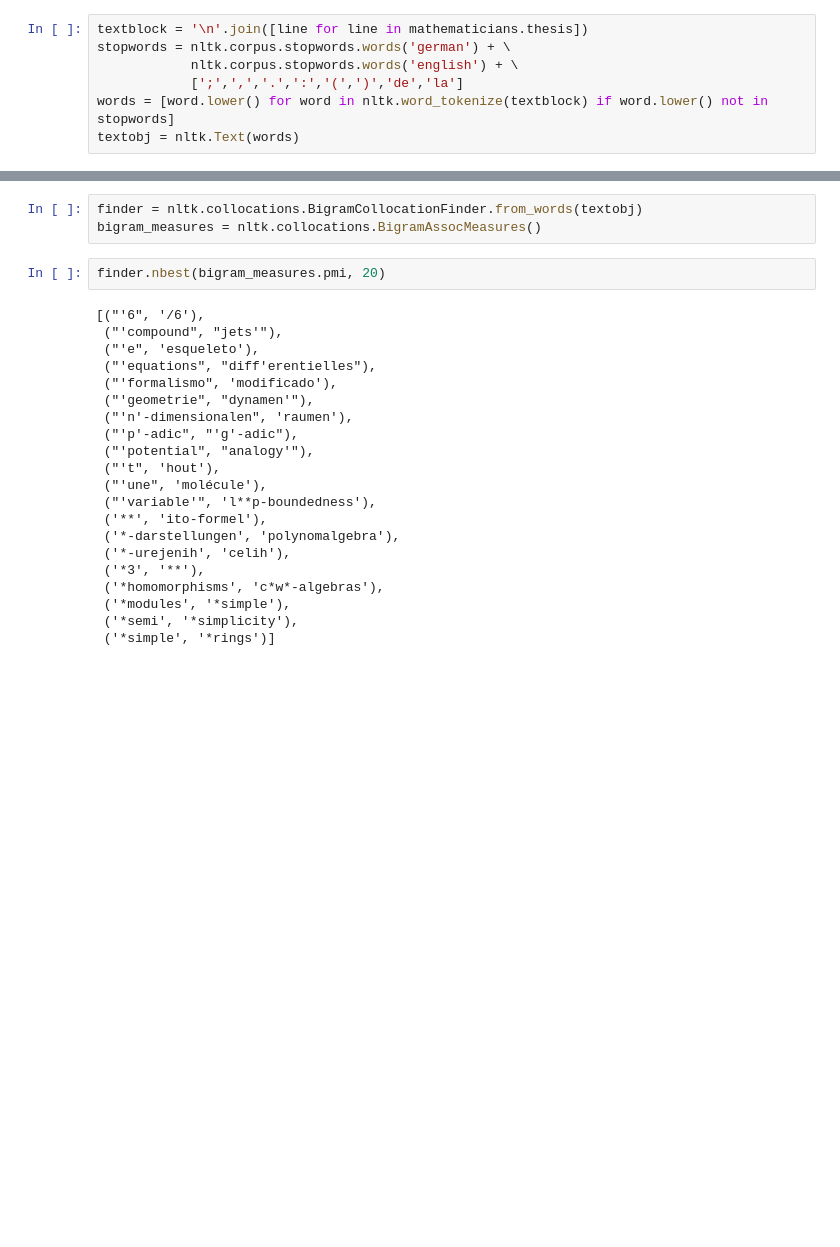
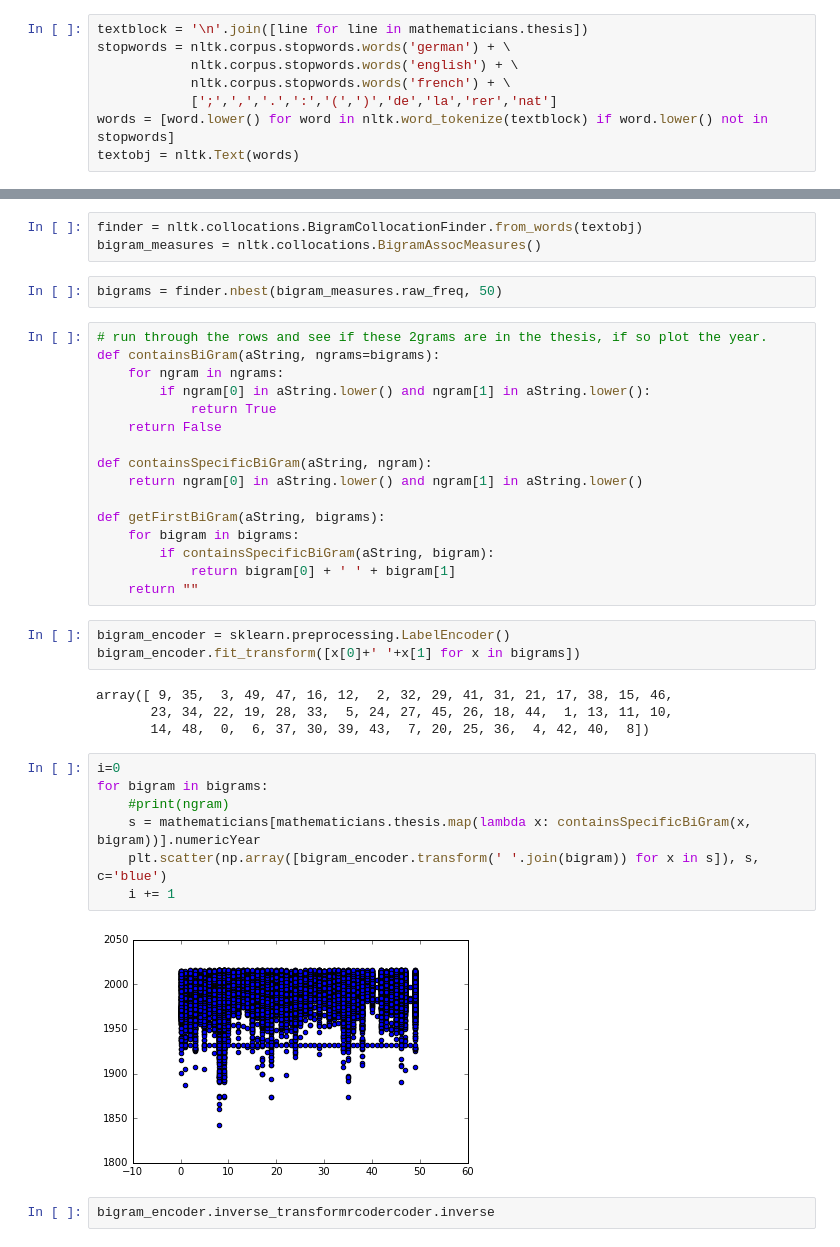
Before and after one commit to AusCoder/data_project_GA, a Jupyter notebook: math_genealogy/title_analysis.ipynb, the cells around one changed output, grey strips where cells are left out. Saved outputs shown, nothing was run; the diff lists cells and outputs as text; blank space fills up the shorter version.

```diff
--- a/math_genealogy/title_analysis.ipynb
+++ b/math_genealogy/title_analysis.ipynb
@@ -61,7 +93,8 @@ plt.hist(_x, bins=500);
 textblock = '\n'.join([line for line in mathematicians.thesis])
 stopwords = nltk.corpus.stopwords.words('german') + \
             nltk.corpus.stopwords.words('english') + \
-            [';',',','.',':','(',')','de','la']
+            nltk.corpus.stopwords.words('french') + \
+            [';',',','.',':','(',')','de','la','rer','nat']
 words = [word.lower() for word in nltk.word_tokenize(textblock) if word.lower() not in stopwords]
 textobj = nltk.Text(words)
 # %%
@@ -69,26 +102,39 @@ distobj=nltk.FreqDist(words)
 # %%
 finder = nltk.collocations.BigramCollocationFinder.from_words(textobj)
 bigram_measures = nltk.collocations.BigramAssocMeasures()
-# %%
-finder.nbest(bigram_measures.pmi, 20)
-# %% [output]
-[("'6", '/6'),
- ("'compound", "jets'"),
- ("'e", 'esqueleto'),
- ("'equations", "diff'erentielles"),
- ("'formalismo", 'modificado'),
- ("'geometrie", "dynamen'"),
- ("'n'-dimensionalen", 'raumen'),
- ("'p'-adic", "'g'-adic"),
- ("'potential", "analogy'"),
- ("'t", 'hout'),
- ("'une", 'molécule'),
- ("'variable'", 'l**p-boundedness'),
- ('**', 'ito-formel'),
- ('*-darstellungen', 'polynomalgebra'),
- ('*-urejenih', 'celih'),
- ('*3', '**'),
- ('*homomorphisms', 'c*w*-algebras'),
- ('*modules', '*simple'),
- ('*semi', '*simplicity'),
- ('*simple', '*rings')]
+# %%
+bigrams = finder.nbest(bigram_measures.raw_freq, 50)
+# %%
+# run through the rows and see if these 2grams are in the thesis, if so plot the year.
+def containsBiGram(aString, ngrams=bigrams):
+    for ngram in ngrams:
+        if ngram[0] in aString.lower() and ngram[1] in aString.lower():
+            return True
+    return False
+
+def containsSpecificBiGram(aString, ngram):
+    return ngram[0] in aString.lower() and ngram[1] in aString.lower()
+
+def getFirstBiGram(aString, bigrams):
+    for bigram in bigrams:
+        if containsSpecificBiGram(aString, bigram):
+            return bigram[0] + ' ' + bigram[1]
+    return ""
+# %%
+bigram_encoder = sklearn.preprocessing.LabelEncoder()
+bigram_encoder.fit_transform([x[0]+' '+x[1] for x in bigrams])
+# %% [output]
+array([ 9, 35,  3, 49, 47, 16, 12,  2, 32, 29, 41, 31, 21, 17, 38, 15, 46,
+       23, 34, 22, 19, 28, 33,  5, 24, 27, 45, 26, 18, 44,  1, 13, 11, 10,
+       14, 48,  0,  6, 37, 30, 39, 43,  7, 20, 25, 36,  4, 42, 40,  8])
+# %%
+i=0
+for bigram in bigrams:
+    #print(ngram)
+    s = mathematicians[mathematicians.thesis.map(lambda x: containsSpecificBiGram(x, bigram))].numericYear
+    plt.scatter(np.array([bigram_encoder.transform(' '.join(bigram)) for x in s]), s, c='blue')
+    i += 1
+# %% [output]
+[figure, added]
+# %%
+bigram_encoder.inverse_transformrcodercoder.inverse
```
Also changed, not shown: parts of 52 cells of this notebook, 9 other files.
